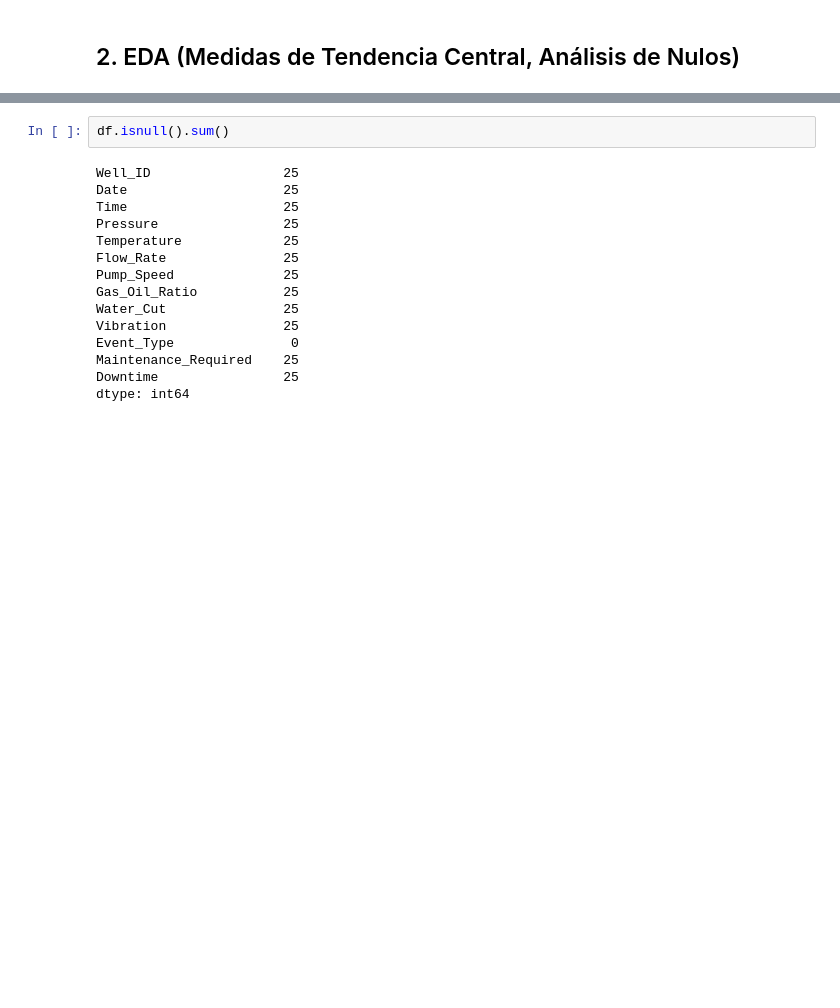
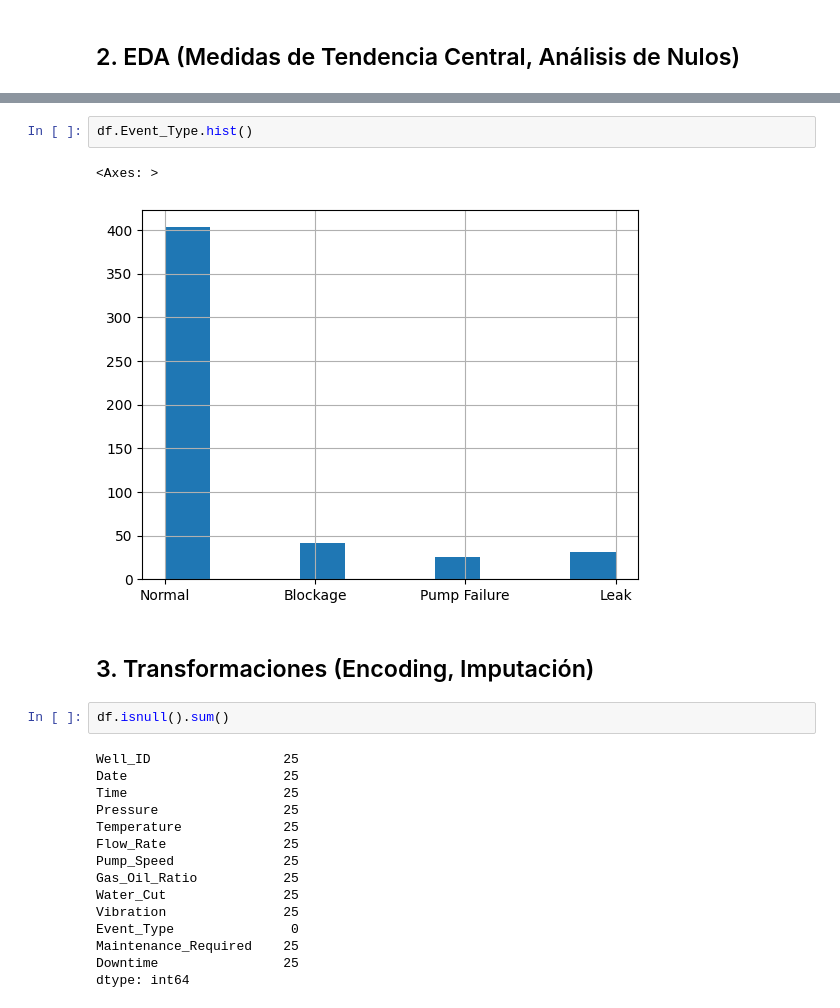
Before and after one commit to Linarendon/ml-bootcamp-labs, a Jupyter notebook: notebooks/laboratorio-s06.ipynb, the cells around one changed output, grey strips where cells are left out. Saved outputs shown, nothing was run; the diff lists cells and outputs as text; blank space fills up the shorter version.

```diff
--- a/notebooks/laboratorio-s06.ipynb
+++ b/notebooks/laboratorio-s06.ipynb
@@ -115,3 +132,10 @@ df.loc[ df.Pressure.isnull()  ]
+# %%
+df.Event_Type.hist()
+# %% [output]
+<Axes: >
+[figure, added]
+# %% [markdown]
+## 3. Transformaciones (Encoding, Imputación)
 # %%
 df.isnull().sum()
 # %% [output]
```
Also changed, not shown: parts of 33 cells of this notebook.
